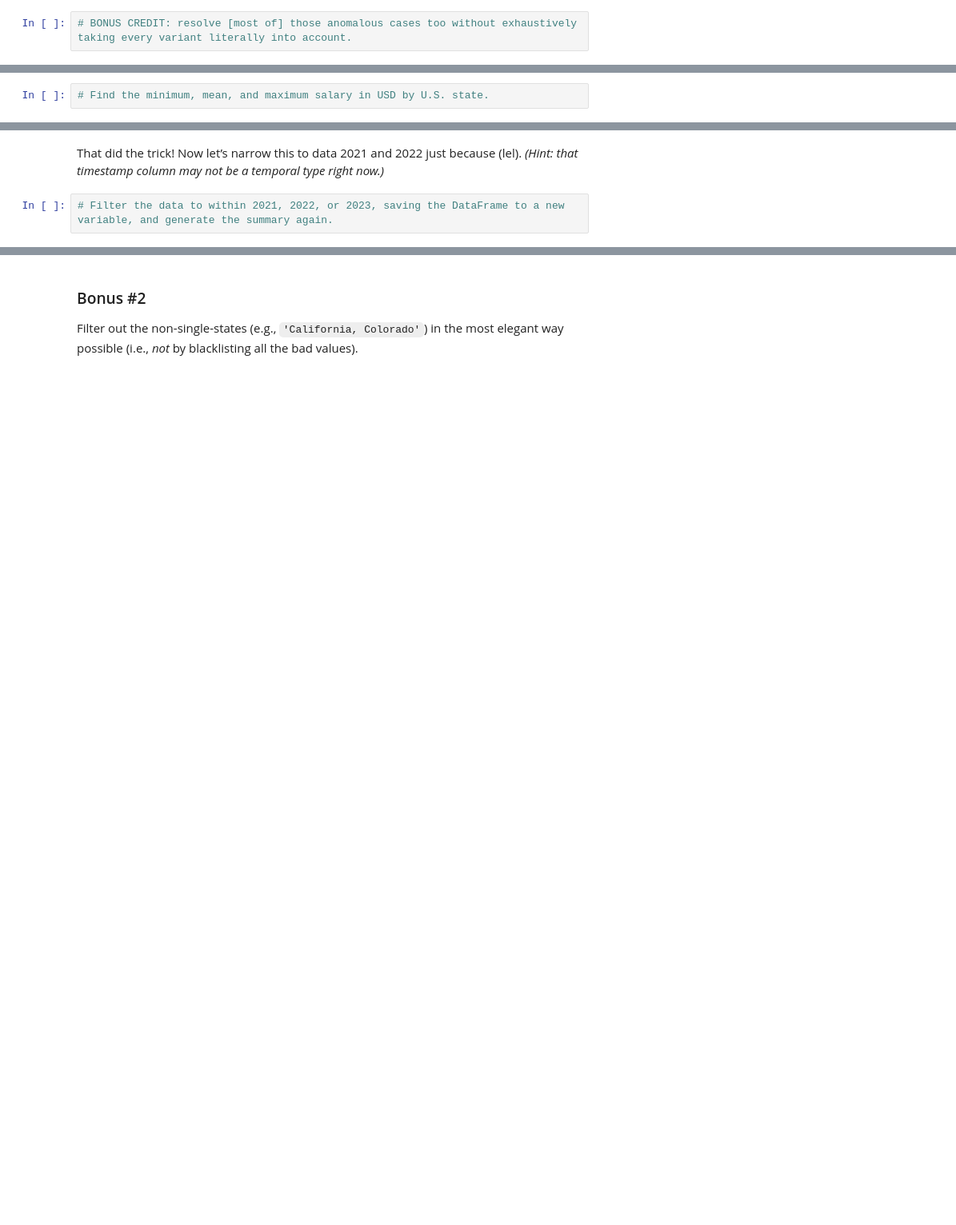
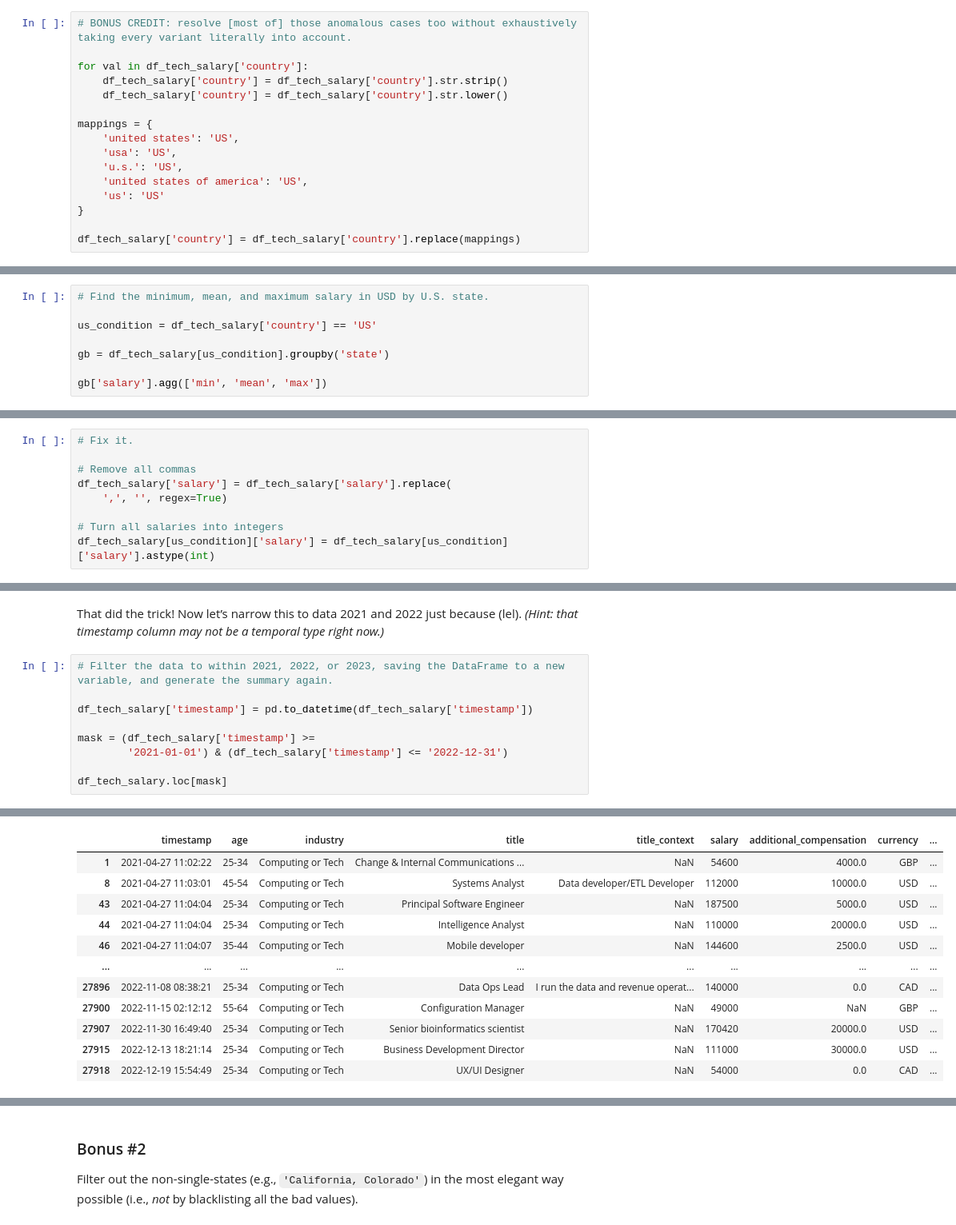
Before and after one commit to alyliann/my-fork-2024-DS-Tue, a Jupyter notebook: Week-02-DS-Overview-and-Data/Exercise-AV.ipynb, the cells around one changed output, grey strips where cells are left out. Shown at 80% size. Drawn from its saved outputs; the diff is of its cells as text; blank space fills up the shorter version.

```diff
--- a/Week-02-DS-Overview-and-Data/Exercise-AV.ipynb
+++ b/Week-02-DS-Overview-and-Data/Exercise-AV.ipynb
@@ -236,3 +381,17 @@ Have a look at the count of each unique country again now.
 Did you notice anything interesting?
 # %%
 # BONUS CREDIT: resolve [most of] those anomalous cases too without exhaustively taking every variant literally into account.
+
+for val in df_tech_salary['country']:
+    df_tech_salary['country'] = df_tech_salary['country'].str.strip()
+    df_tech_salary['country'] = df_tech_salary['country'].str.lower()
+
+mappings = {
+    'united states': 'US',
+    'usa': 'US',
+    'u.s.': 'US',
+    'united states of america': 'US',
+    'us': 'US'
+}
+
+df_tech_salary['country'] = df_tech_salary['country'].replace(mappings)
@@ -243,3 +436,9 @@ Did you notice anything interesting?
 It’s looking good so far. Let’s find out the minimum, mean, and maximum (in that order) salary by state, sorted by the mean in descending order.
 # %%
 # Find the minimum, mean, and maximum salary in USD by U.S. state.
+
+us_condition = df_tech_salary['country'] == 'US'
+
+gb = df_tech_salary[us_condition].groupby('state')
+
+gb['salary'].agg(['min', 'mean', 'max'])
@@ -249,0 +449,9 @@ Well, pooh! We forgot that `salary` isn’t numeric. Something wrong must be fix
+# %%
+# Fix it.
+
+# Remove all commas
+df_tech_salary['salary'] = df_tech_salary['salary'].replace(
+    ',', '', regex=True)
+
+# Turn all salaries into integers
+df_tech_salary[us_condition]['salary'] = df_tech_salary[us_condition]['salary'].astype(int)
@@ -255,3 +492,11 @@ Let’s try that again.
 That did the trick! Now let’s narrow this to data 2021 and 2022 just because (lel). *(Hint: that timestamp column may not be a temporal type right now.)*
 # %%
 # Filter the data to within 2021, 2022, or 2023, saving the DataFrame to a new variable, and generate the summary again.
+
+df_tech_salary['timestamp'] = pd.to_datetime(df_tech_salary['timestamp'])
+
+mask = (df_tech_salary['timestamp'] >=
+        '2021-01-01') & (df_tech_salary['timestamp'] <= '2022-12-31')
+
+df_tech_salary.loc[mask]
+# %% [output]
@@ -257,0 +508,12 @@ That did the trick! Now let’s narrow this to data 2021 and 2022 just because (
+|  | timestamp | age | industry | title | title_context | salary | additional_compensation | currency | ... |
+| 1 | 2021-04-27 11:02:22 | 25-34 | Computing or Tech | Change & Internal Communications ... | NaN | 54600 | 4000.0 | GBP | ... |
+| 8 | 2021-04-27 11:03:01 | 45-54 | Computing or Tech | Systems Analyst | Data developer/ETL Developer | 112000 | 10000.0 | USD | ... |
+| 43 | 2021-04-27 11:04:04 | 25-34 | Computing or Tech | Principal Software Engineer | NaN | 187500 | 5000.0 | USD | ... |
+| 44 | 2021-04-27 11:04:04 | 25-34 | Computing or Tech | Intelligence Analyst | NaN | 110000 | 20000.0 | USD | ... |
+| 46 | 2021-04-27 11:04:07 | 35-44 | Computing or Tech | Mobile developer | NaN | 144600 | 2500.0 | USD | ... |
+| ... | ... | ... | ... | ... | ... | ... | ... | ... | ... |
+| 27896 | 2022-11-08 08:38:21 | 25-34 | Computing or Tech | Data Ops Lead | I run the data and revenue operat... | 140000 | 0.0 | CAD | ... |
+| 27900 | 2022-11-15 02:12:12 | 55-64 | Computing or Tech | Configuration Manager | NaN | 49000 | NaN | GBP | ... |
+| 27907 | 2022-11-30 16:49:40 | 25-34 | Computing or Tech | Senior bioinformatics scientist | NaN | 170420 | 20000.0 | USD | ... |
+| 27915 | 2022-12-13 18:21:14 | 25-34 | Computing or Tech | Business Development Director | NaN | 111000 | 30000.0 | USD | ... |
+| 27918 | 2022-12-19 15:54:49 | 25-34 | Computing or Tech | UX/UI Designer | NaN | 54000 | 0.0 | CAD | ... |
```
Also changed, not shown: parts of 21 cells of this notebook.
